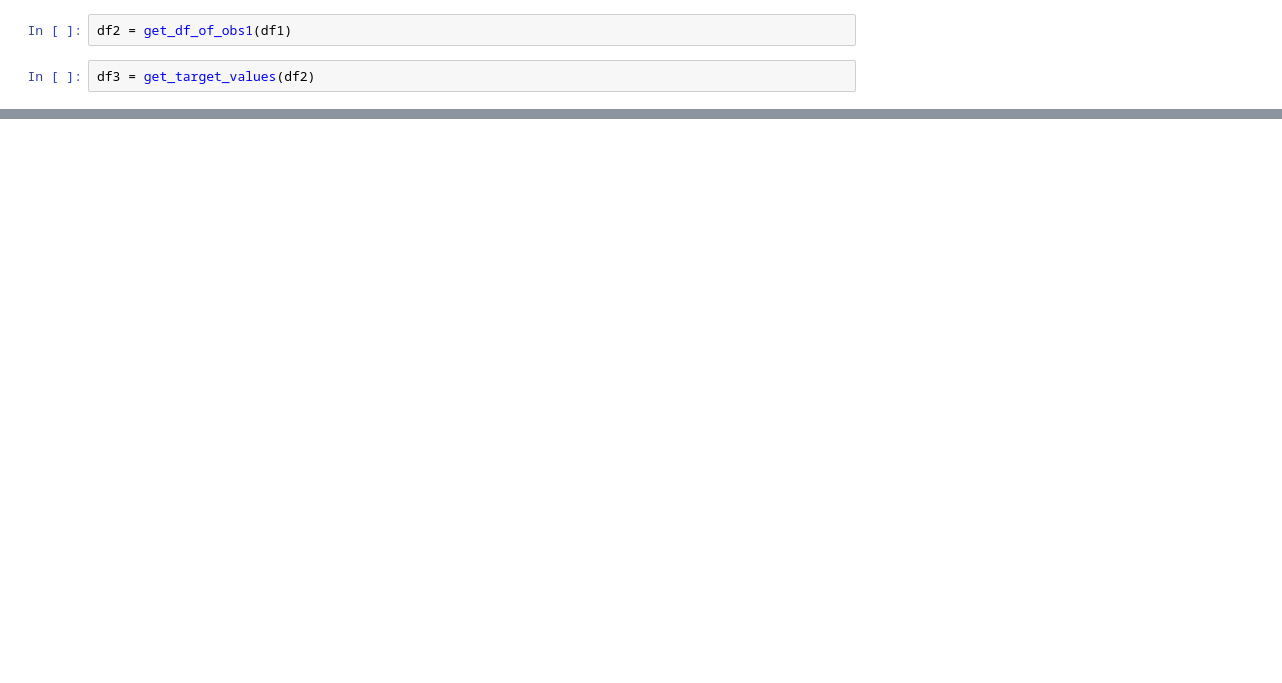
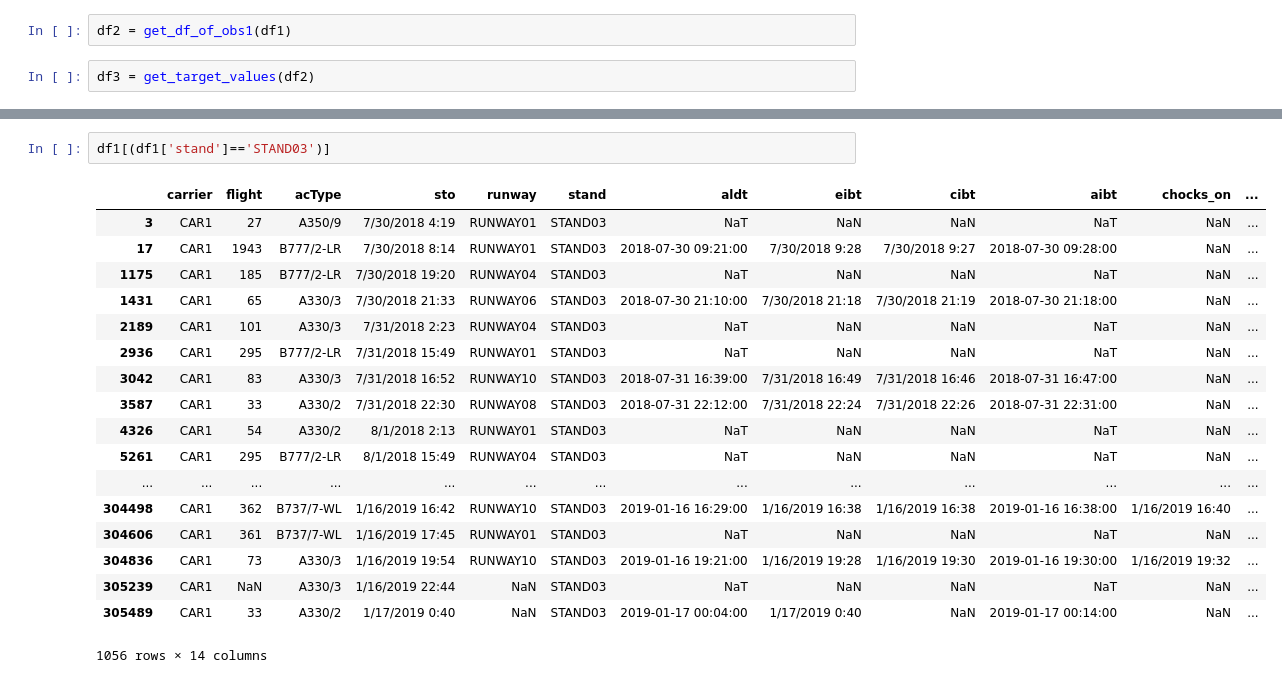
Before and after one commit to arnaudfrn/taxi-time, a Jupyter notebook: Notebook/Test Tristan.ipynb, the cells around one changed output, grey strips where cells are left out. Saved outputs shown, nothing was run; the diff lists cells and outputs as text; blank space fills up the shorter version.

```diff
--- a/Notebook/Test Tristan.ipynb
+++ b/Notebook/Test Tristan.ipynb
@@ -73,0 +161,21 @@ df['aldt'].apply(get_nb_of_planes_in_movement)
+# %%
+df1[(df1['stand']=='STAND03')]
+# %% [output]
+|  | carrier | flight | acType | sto | runway | stand | aldt | eibt | cibt | aibt | chocks_on | ... |
+| 3 | CAR1 | 27 | A350/9 | 7/30/2018 4:19 | RUNWAY01 | STAND03 | NaT | NaN | NaN | NaT | NaN | ... |
+| 17 | CAR1 | 1943 | B777/2-LR | 7/30/2018 8:14 | RUNWAY01 | STAND03 | 2018-07-30 09:21:00 | 7/30/2018 9:28 | 7/30/2018 9:27 | 2018-07-30 09:28:00 | NaN | ... |
+| 1175 | CAR1 | 185 | B777/2-LR | 7/30/2018 19:20 | RUNWAY04 | STAND03 | NaT | NaN | NaN | NaT | NaN | ... |
+| 1431 | CAR1 | 65 | A330/3 | 7/30/2018 21:33 | RUNWAY06 | STAND03 | 2018-07-30 21:10:00 | 7/30/2018 21:18 | 7/30/2018 21:19 | 2018-07-30 21:18:00 | NaN | ... |
+| 2189 | CAR1 | 101 | A330/3 | 7/31/2018 2:23 | RUNWAY04 | STAND03 | NaT | NaN | NaN | NaT | NaN | ... |
+| 2936 | CAR1 | 295 | B777/2-LR | 7/31/2018 15:49 | RUNWAY01 | STAND03 | NaT | NaN | NaN | NaT | NaN | ... |
+| 3042 | CAR1 | 83 | A330/3 | 7/31/2018 16:52 | RUNWAY10 | STAND03 | 2018-07-31 16:39:00 | 7/31/2018 16:49 | 7/31/2018 16:46 | 2018-07-31 16:47:00 | NaN | ... |
+| 3587 | CAR1 | 33 | A330/2 | 7/31/2018 22:30 | RUNWAY08 | STAND03 | 2018-07-31 22:12:00 | 7/31/2018 22:24 | 7/31/2018 22:26 | 2018-07-31 22:31:00 | NaN | ... |
+| 4326 | CAR1 | 54 | A330/2 | 8/1/2018 2:13 | RUNWAY01 | STAND03 | NaT | NaN | NaN | NaT | NaN | ... |
+| 5261 | CAR1 | 295 | B777/2-LR | 8/1/2018 15:49 | RUNWAY04 | STAND03 | NaT | NaN | NaN | NaT | NaN | ... |
+| ... | ... | ... | ... | ... | ... | ... | ... | ... | ... | ... | ... | ... |
+| 304498 | CAR1 | 362 | B737/7-WL | 1/16/2019 16:42 | RUNWAY10 | STAND03 | 2019-01-16 16:29:00 | 1/16/2019 16:38 | 1/16/2019 16:38 | 2019-01-16 16:38:00 | 1/16/2019 16:40 | ... |
+| 304606 | CAR1 | 361 | B737/7-WL | 1/16/2019 17:45 | RUNWAY01 | STAND03 | NaT | NaN | NaN | NaT | NaN | ... |
+| 304836 | CAR1 | 73 | A330/3 | 1/16/2019 19:54 | RUNWAY10 | STAND03 | 2019-01-16 19:21:00 | 1/16/2019 19:28 | 1/16/2019 19:30 | 2019-01-16 19:30:00 | 1/16/2019 19:32 | ... |
+| 305239 | CAR1 | NaN | A330/3 | 1/16/2019 22:44 | NaN | STAND03 | NaT | NaN | NaN | NaT | NaN | ... |
+| 305489 | CAR1 | 33 | A330/2 | 1/17/2019 0:40 | NaN | STAND03 | 2019-01-17 00:04:00 | 1/17/2019 0:40 | NaN | 2019-01-17 00:14:00 | NaN | ... |
+1056 rows × 14 columns
```
Also changed, not shown: parts of 21 cells of this notebook, 1 other file.
